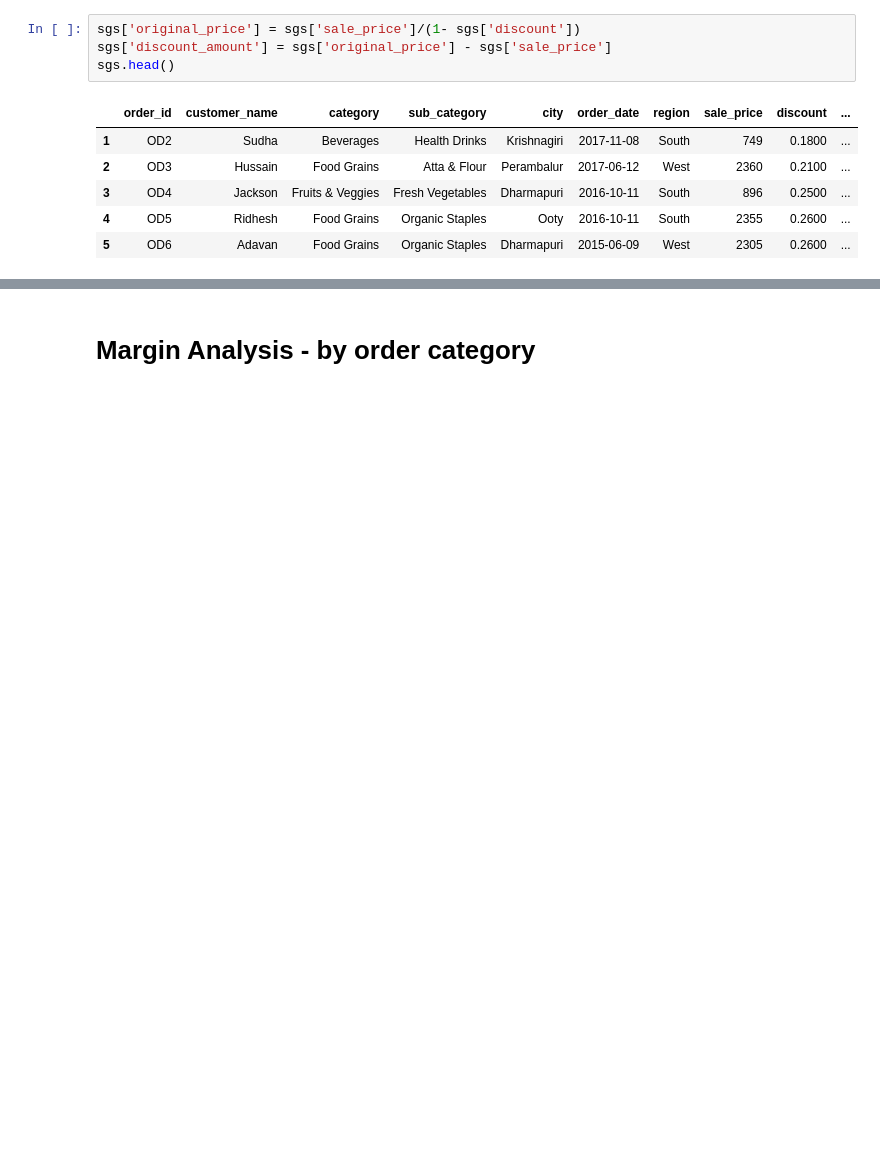
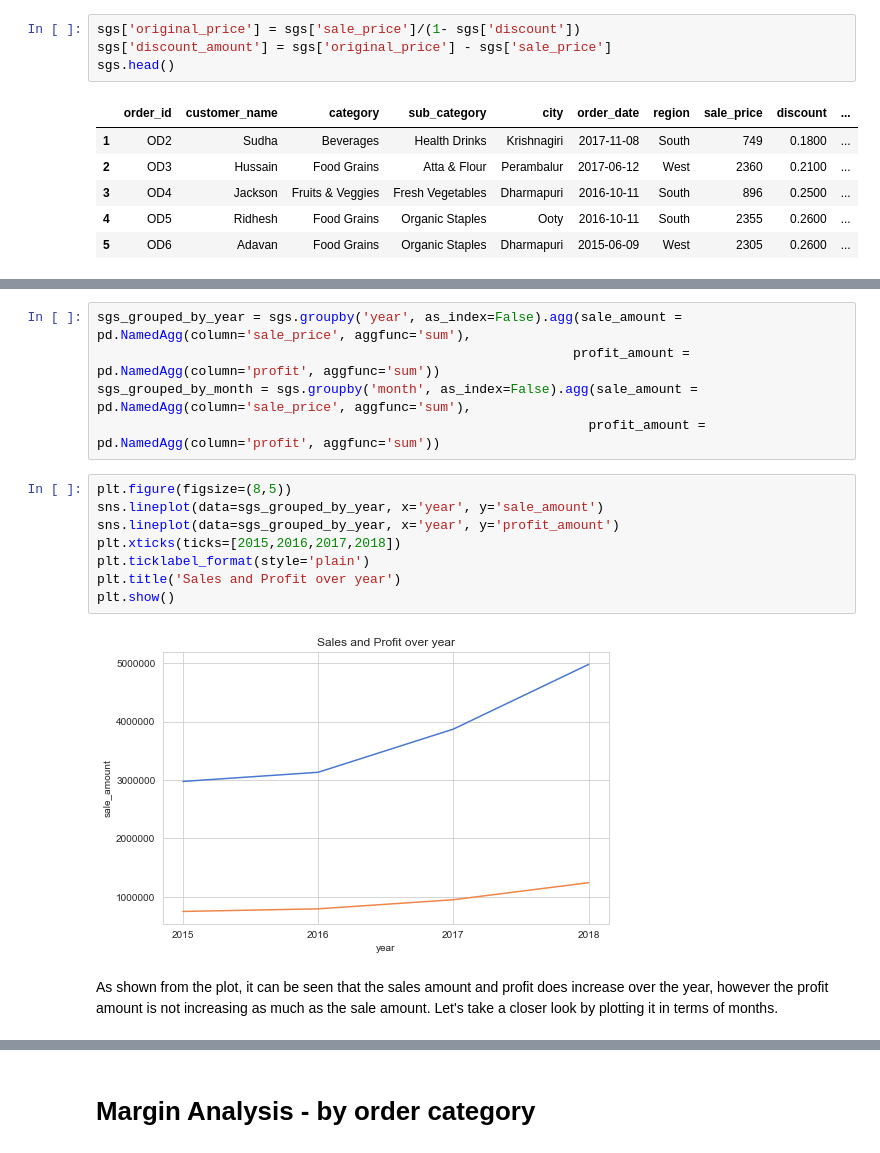
Before and after one commit to edwarsgts/DataAnalysisPortfolio, a Jupyter notebook: Supermarket Retails EDA/Main.ipynb, the cells around one changed output, grey strips where cells are left out. Saved outputs shown, nothing was run; the diff lists cells and outputs as text; blank space fills up the shorter version.

```diff
--- a/Supermarket Retails EDA/Main.ipynb
+++ b/Supermarket Retails EDA/Main.ipynb
@@ -215,0 +354,17 @@ sgs.head()
+# %%
+sgs_grouped_by_year = sgs.groupby('year', as_index=False).agg(sale_amount = pd.NamedAgg(column='sale_price', aggfunc='sum'),
+                                                             profit_amount = pd.NamedAgg(column='profit', aggfunc='sum'))
+sgs_grouped_by_month = sgs.groupby('month', as_index=False).agg(sale_amount = pd.NamedAgg(column='sale_price', aggfunc='sum'),
+                                                               profit_amount = pd.NamedAgg(column='profit', aggfunc='sum'))
+# %%
+plt.figure(figsize=(8,5))
+sns.lineplot(data=sgs_grouped_by_year, x='year', y='sale_amount')
+sns.lineplot(data=sgs_grouped_by_year, x='year', y='profit_amount')
+plt.xticks(ticks=[2015,2016,2017,2018])
+plt.ticklabel_format(style='plain')
+plt.title('Sales and Profit over year')
+plt.show()
+# %% [output]
+[figure, added]
+# %% [markdown]
+As shown from the plot, it can be seen that the sales amount and profit does increase over the year, however the profit amount is not increasing as much as the sale amount. Let's take a closer look by plotting it in terms of months.
```
Also changed, not shown: parts of 48 cells of this notebook.
